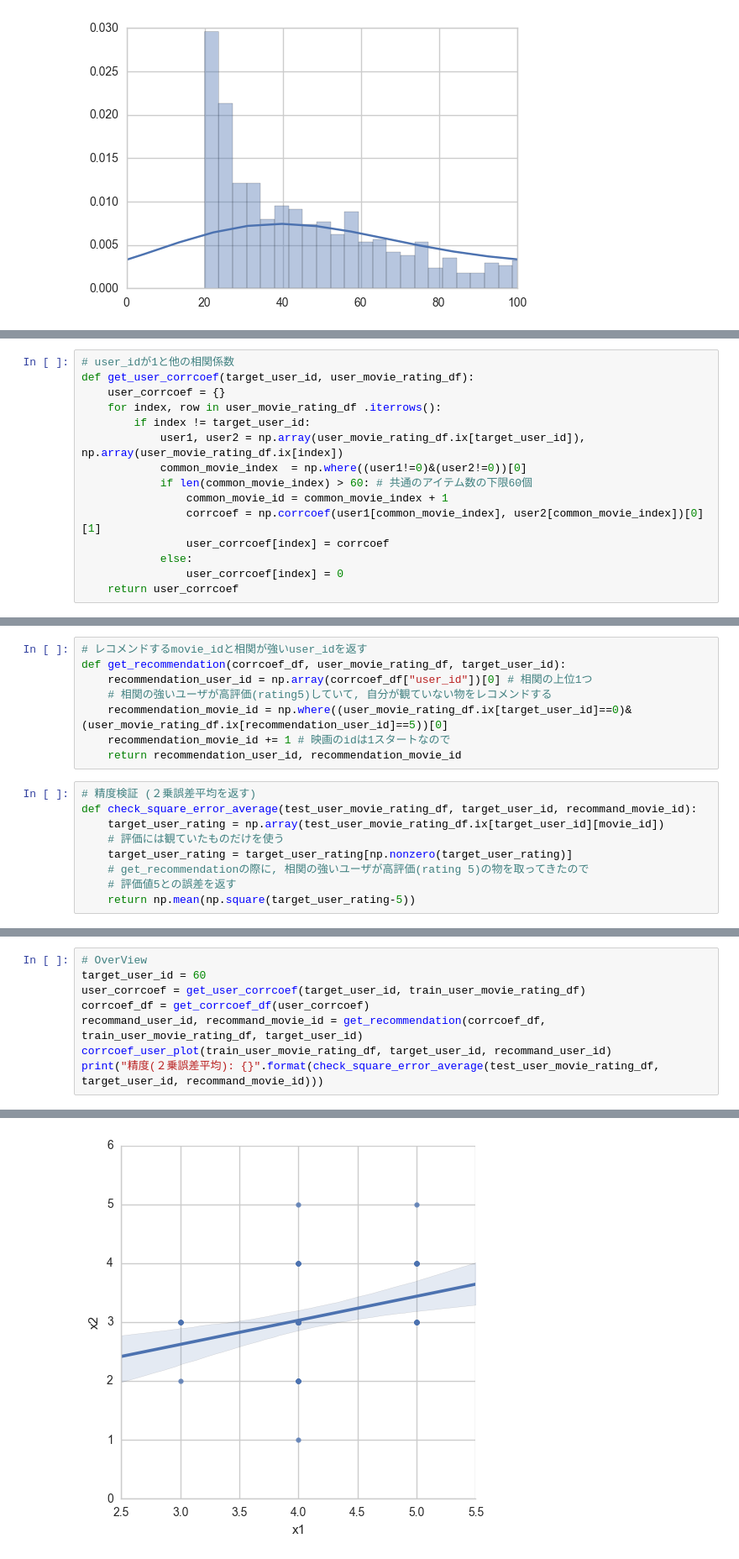
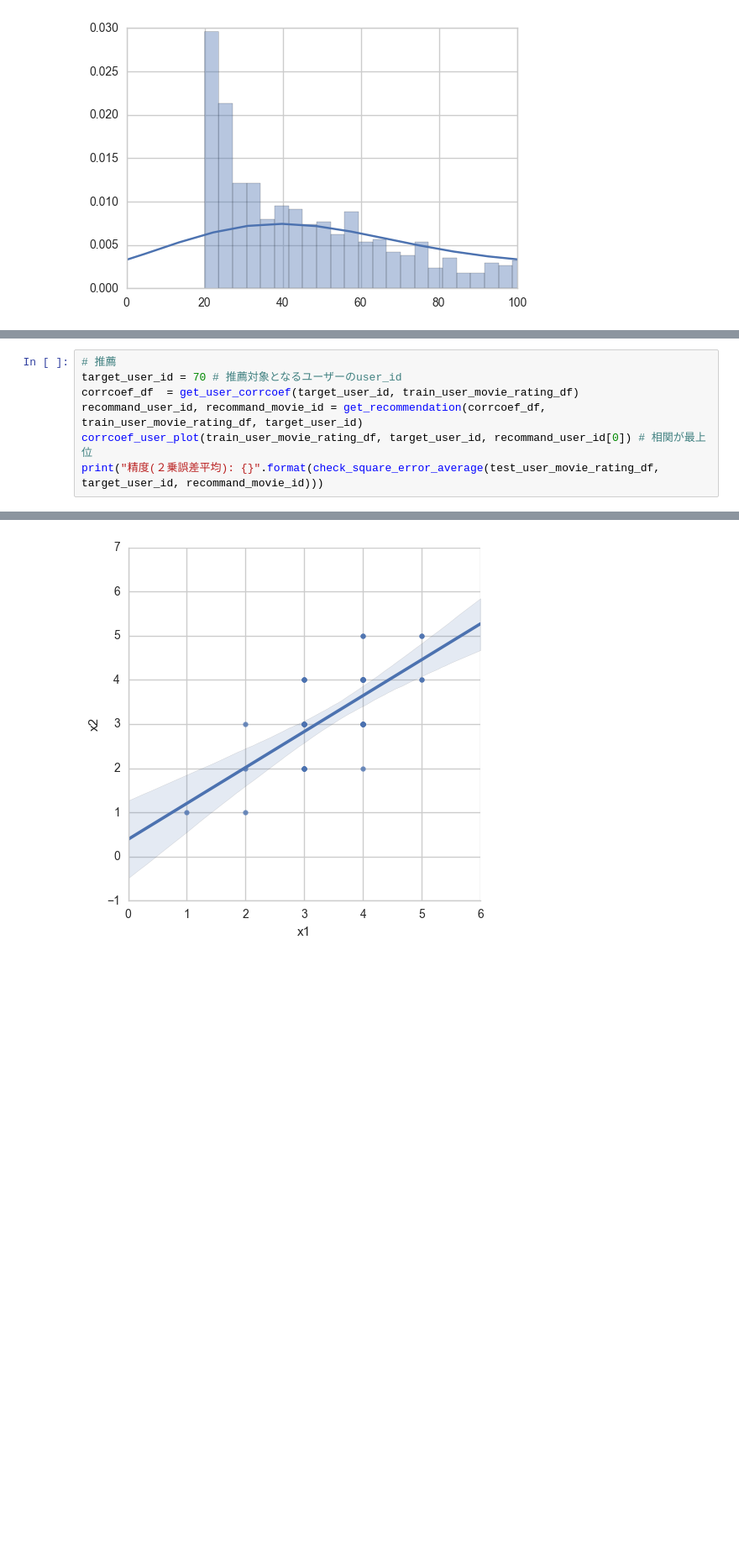
Before and after one commit to ohmuraken/vasily_intern_challenge, a Jupyter notebook: vasily_intern_challenge.ipynb, the cells around one changed output, grey strips where cells are left out. Shown at 84% size. Drawn from its saved outputs; the diff is of its cells as text; blank space fills up the shorter version.

```diff
--- a/vasily_intern_challenge.ipynb
+++ b/vasily_intern_challenge.ipynb
@@ -158,15 +153,0 @@ def user_movie_rating_df(u_data_df, u_user_df):
-# %%
-# user_idが1と他の相関係数
-def get_user_corrcoef(target_user_id, user_movie_rating_df):
-    user_corrcoef = {}
-    for index, row in user_movie_rating_df .iterrows():
-        if index != target_user_id:
-            user1, user2 = np.array(user_movie_rating_df.ix[target_user_id]), np.array(user_movie_rating_df.ix[index])
-            common_movie_index  = np.where((user1!=0)&(user2!=0))[0]
-            if len(common_movie_index) > 60: # 共通のアイテム数の下限60個
-                common_movie_id = common_movie_index + 1
-                corrcoef = np.corrcoef(user1[common_movie_index], user2[common_movie_index])[0][1]
-                user_corrcoef[index] = corrcoef
-            else:
-                user_corrcoef[index] = 0
-    return user_corrcoef
@@ -180,18 +154 @@ def get_corrcoef_df(user_corrcoef):
-# %%
-# レコメンドするmovie_idと相関が強いuser_idを返す
-def get_recommendation(corrcoef_df, user_movie_rating_df, target_user_id):
-    recommendation_user_id = np.array(corrcoef_df["user_id"])[0] # 相関の上位1つ
-    # 相関の強いユーザが高評価(rating5)していて, 自分が観ていない物をレコメンドする
-    recommendation_movie_id = np.where((user_movie_rating_df.ix[target_user_id]==0)&(user_movie_rating_df.ix[recommendation_user_id]==5))[0]
-    recommendation_movie_id += 1 # 映画のidは1スタートなので
-    return recommendation_user_id, recommendation_movie_id
-# %%
-# 精度検証 (２乗誤差平均を返す)
-def check_square_error_average(test_user_movie_rating_df, target_user_id, recommand_movie_id):
-    target_user_rating = np.array(test_user_movie_rating_df.ix[target_user_id][movie_id])
-    # 評価には観ていたものだけを使う
-    target_user_rating = target_user_rating[np.nonzero(target_user_rating)]
-    # get_recommendationの際に, 相関の強いユーザが高評価(rating 5)の物を取ってきたので
-    # 評価値5との誤差を返す
-    return np.mean(np.square(target_user_rating-5))
 # %% [markdown]
@@ -207,9 +164,8 @@ test_df = pd.read_csv("./ml-100k/u1.test", delimiter='\t', header=None, names=["
 # %%
-# OverView
-target_user_id = 60
-user_corrcoef = get_user_corrcoef(target_user_id, train_user_movie_rating_df)
-corrcoef_df = get_corrcoef_df(user_corrcoef)
+# 推薦
+target_user_id = 70 # 推薦対象となるユーザーのuser_id
+corrcoef_df  = get_user_corrcoef(target_user_id, train_user_movie_rating_df)
 recommand_user_id, recommand_movie_id = get_recommendation(corrcoef_df, train_user_movie_rating_df, target_user_id)
-corrcoef_user_plot(train_user_movie_rating_df, target_user_id, recommand_user_id)
+corrcoef_user_plot(train_user_movie_rating_df, target_user_id, recommand_user_id[0]) # 相関が最上位
 print("精度(２乗誤差平均): {}".format(check_square_error_average(test_user_movie_rating_df, target_user_id, recommand_movie_id)))
 # %% [output]
@@ -217 +174 @@ print("精度(２乗誤差平均): {}".format(check_square_error_average(test_us
-[figure, old version]
+[figure, new version]
```
Also changed, not shown: parts of 22 cells of this notebook.
